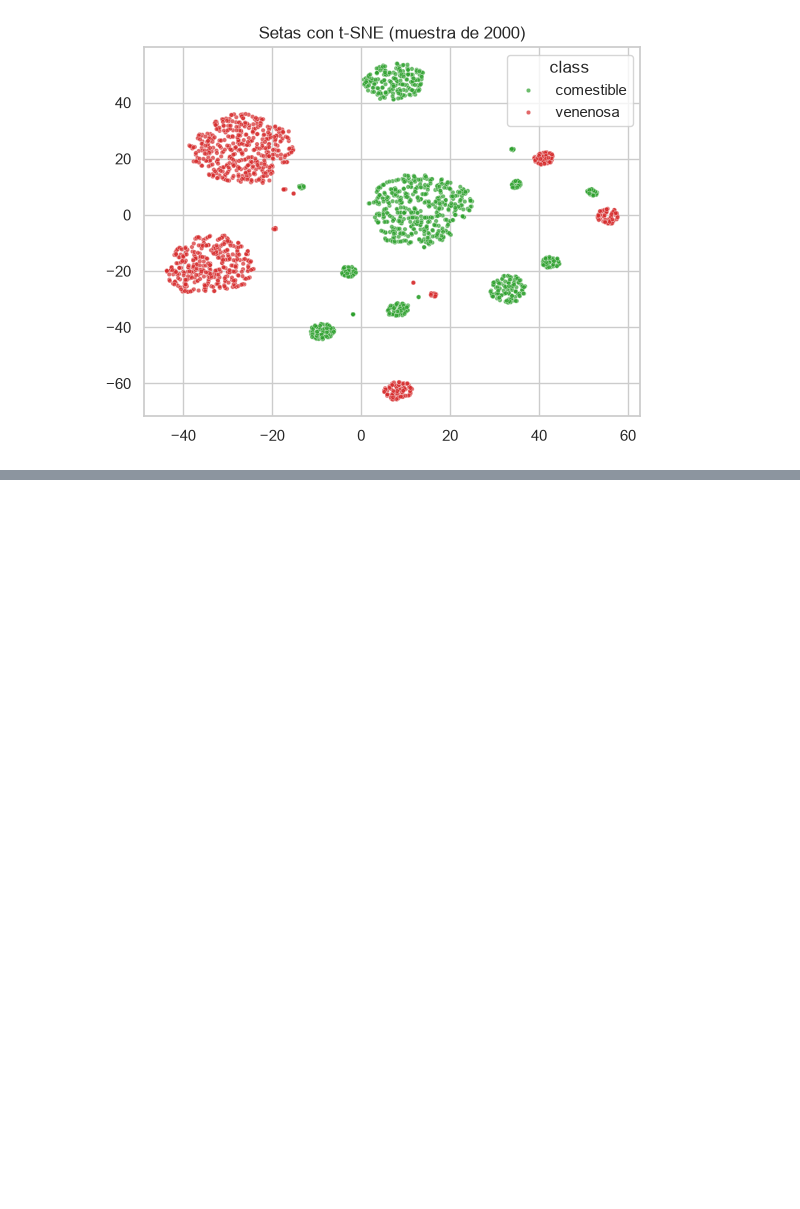
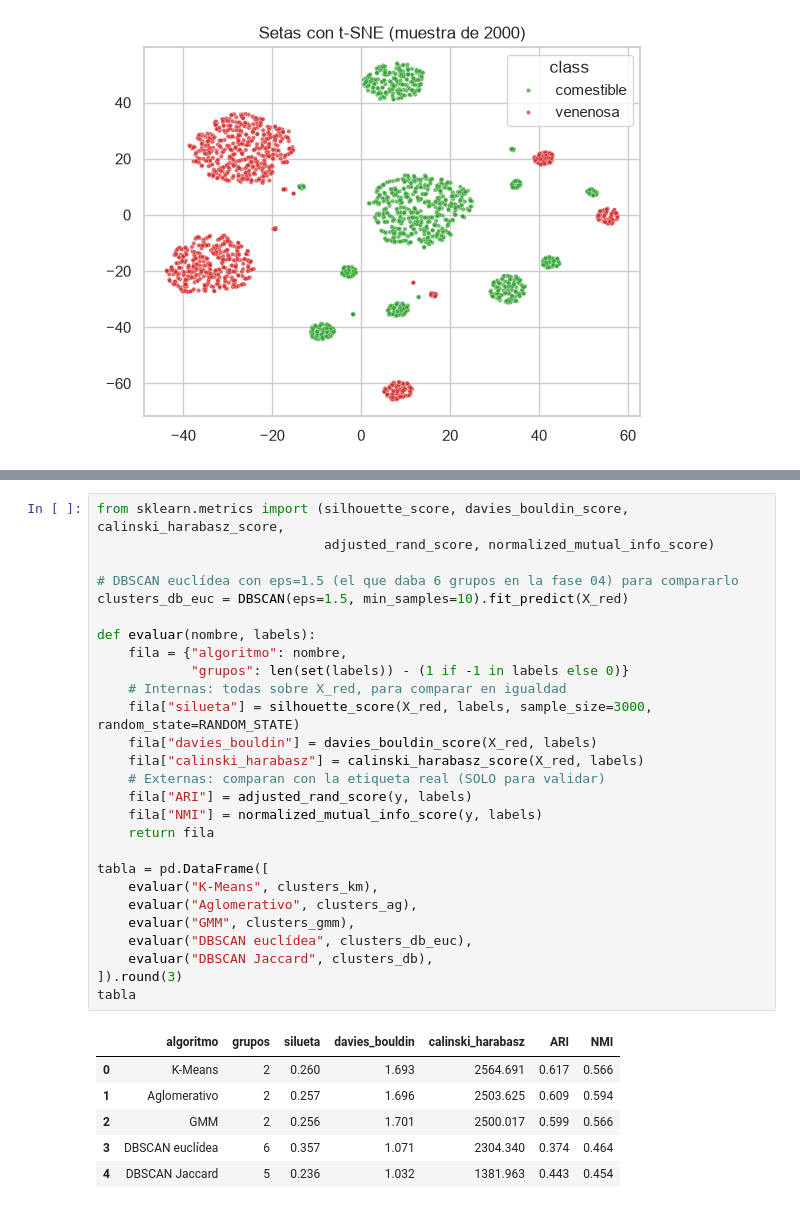
Before and after one commit to IA-P1-BCN/juanCarlos-investigacion-clustering, a Jupyter notebook: workshop-setas.ipynb, the cells around one changed output, grey strips where cells are left out. Cells and saved outputs as stored; diff of their text form; blank space fills up the shorter version.

```diff
--- a/workshop-setas.ipynb
+++ b/workshop-setas.ipynb
@@ -444,0 +353,34 @@ jaccard  eps=0.5  -> grupos:   3  ruido: 5
+# %%
+from sklearn.metrics import (silhouette_score, davies_bouldin_score, calinski_harabasz_score,
+                             adjusted_rand_score, normalized_mutual_info_score)
+
+# DBSCAN euclídea con eps=1.5 (el que daba 6 grupos en la fase 04) para compararlo
+clusters_db_euc = DBSCAN(eps=1.5, min_samples=10).fit_predict(X_red)
+
+def evaluar(nombre, labels):
+    fila = {"algoritmo": nombre,
+            "grupos": len(set(labels)) - (1 if -1 in labels else 0)}
+    # Internas: todas sobre X_red, para comparar en igualdad
+    fila["silueta"] = silhouette_score(X_red, labels, sample_size=3000, random_state=RANDOM_STATE)
+    fila["davies_bouldin"] = davies_bouldin_score(X_red, labels)
+    fila["calinski_harabasz"] = calinski_harabasz_score(X_red, labels)
+    # Externas: comparan con la etiqueta real (SOLO para validar)
+    fila["ARI"] = adjusted_rand_score(y, labels)
+    fila["NMI"] = normalized_mutual_info_score(y, labels)
+    return fila
+
+tabla = pd.DataFrame([
+    evaluar("K-Means", clusters_km),
+    evaluar("Aglomerativo", clusters_ag),
+    evaluar("GMM", clusters_gmm),
+    evaluar("DBSCAN euclídea", clusters_db_euc),
+    evaluar("DBSCAN Jaccard", clusters_db),
+]).round(3)
+tabla
+# %% [output]
+|  | algoritmo | grupos | silueta | davies_bouldin | calinski_harabasz | ARI | NMI |
+| 0 | K-Means | 2 | 0.260 | 1.693 | 2564.691 | 0.617 | 0.566 |
+| 1 | Aglomerativo | 2 | 0.257 | 1.696 | 2503.625 | 0.609 | 0.594 |
+| 2 | GMM | 2 | 0.256 | 1.701 | 2500.017 | 0.599 | 0.566 |
+| 3 | DBSCAN euclídea | 6 | 0.357 | 1.071 | 2304.340 | 0.374 | 0.464 |
+| 4 | DBSCAN Jaccard | 5 | 0.236 | 1.032 | 1381.963 | 0.443 | 0.454 |
```
Also changed, not shown: parts of 28 cells of this notebook, 5 other files.
